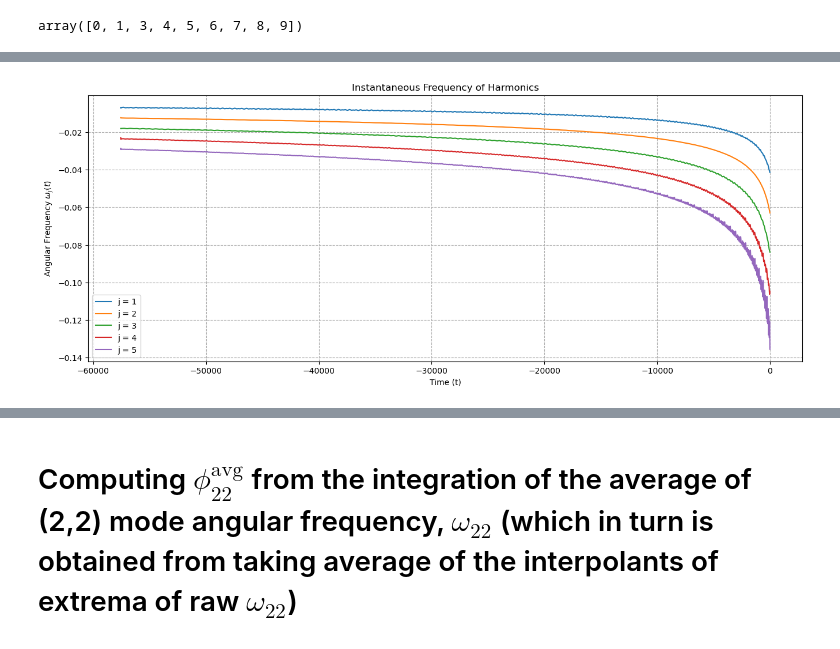
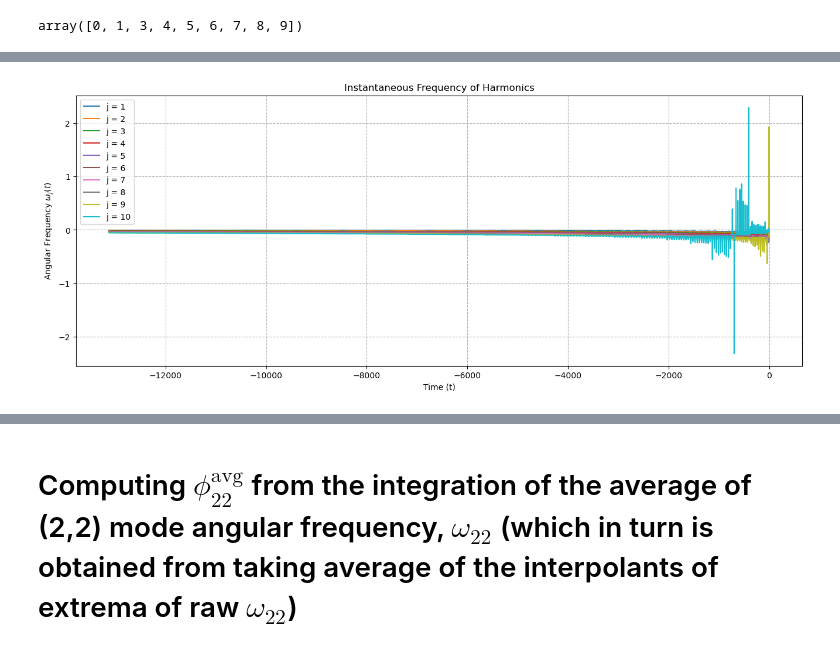
Before and after one commit to AfrozSaqlain/GWSurrogate, a Jupyter notebook: notebooks/eccentric_harmonics_e_0.5.ipynb, the cells around one changed output, grey strips where cells are left out. Saved outputs shown, nothing was run; the diff lists cells and outputs as text; code cells hidden in the pictures.

```diff
--- a/notebooks/eccentric_harmonics_e_0.5.ipynb
+++ b/notebooks/eccentric_harmonics_e_0.5.ipynb
@@ -83,8 +83,8 @@ for i in mean_anomaly_array:
                                             modes_to_use=modes_to_use,
                                             return_orbital_params=['x'])
 
-    t_val_min_pointer = find_t_location(simulated_orb_vars['x'].sample_times / t0, simulated_orb_vars['x'].data, simulated_orb_vars['x'].data[100])
-    t_val_max_pointer = find_t_location(simulated_orb_vars['x'].sample_times / t0, simulated_orb_vars['x'].data, 0.1)
+    t_val_min_pointer = find_t_location(simulated_orb_vars['x'].sample_times / t_norm, simulated_orb_vars['x'].data, simulated_orb_vars['x'].data[200])
+    t_val_max_pointer = find_t_location(simulated_orb_vars['x'].sample_times / t_norm, simulated_orb_vars['x'].data, 0.1)
 
     t_val_min_pointer -= t_val_max_pointer
     t_val_min_array.append(t_val_min_pointer)
@@ -111,8 +111,8 @@ def compute_waveform(mean_anomaly):
 
     test_signal = test_modes[(2, 2)]
 
-    test_time = np.array([i.value for i in test_signal.sample_times / t0])
-    t_0 = find_t_location(test_orb_vars['x'].sample_times / t0, test_orb_vars['x'].data, 0.1)
+    test_time = np.array([i.value for i in test_signal.sample_times / t_norm])
+    t_0 = find_t_location(test_orb_vars['x'].sample_times / t_norm, test_orb_vars['x'].data, 0.1)
     test_time -= t_0
     signal_amp = np.abs(test_signal)
     signal_phase = np.unwrap(np.angle(test_signal))
@@ -143,3 +143,8 @@ indices = np.delete(indices, 2)
 indices
 # %% [output]
 array([0, 1, 3, 4, 5, 6, 7, 8, 9])
+# %%
+plt.figure(figsize=(16,4))
+for i in range(5):
+    plt.plot(common_time_grid, s[i] * Vt[i].real, label=f'{i}', linewidth=1)
+    plt.legend()
@@ -146,7 +153,7 @@ array([0, 1, 3, 4, 5, 6, 7, 8, 9])
 # %%
 eccentric_harmonics = {}
 
-waveform_j2 = s[0] * Vt[0]
+waveform_j2 = s[1] * Vt[1]
 phase_j2 = np.unwrap(np.angle(waveform_j2))
 dt = np.abs(common_time_grid[1] - common_time_grid[0])
 freq_22_2 = np.gradient(phase_j2, dt) / np.pi
@@ -155,7 +162,9 @@ f_orb = 0.5 * freq_22_2
 eccentric_harmonics[2] = waveform_j2
 
 num_bases_to_check = 10
-for i in range(1, num_bases_to_check):
+for i in range(0, num_bases_to_check):
+    if i == 1:
+        continue
     waveform = s[i] * Vt[i]
     phase = np.unwrap(np.angle(waveform))
     freq_22_j = np.gradient(phase, dt) / np.pi
@@ -280,18 +292,16 @@ plt.grid(True, which="both", ls="--")
 # %%
 plt.figure(figsize=(16, 6))
 for j_index, waveform in sorted_harmonics.items():
-    if j_index == 19 or j_index == 6:
-        continue
     phase = np.unwrap(np.angle(waveform))
     omega = np.gradient(phase, dt)
     plt.plot(common_time_grid, omega, label=f'j = {j_index}')
 plt.ylabel('Angular Frequency $\omega_j(t)$')
 plt.title('Instantaneous Frequency of Harmonics')
 plt.xlabel('Time (t)')
 plt.legend()
 plt.grid(True, which="both", ls="--")
 # %% [output]
-[figure, old version]
+[figure, new version]
 # %%
 def calculate_l2_error(h_original, h_recon):
     integrand_diff = np.abs(h_original - h_recon)**2
```
Also changed, not shown: parts of 25 cells of this notebook.
